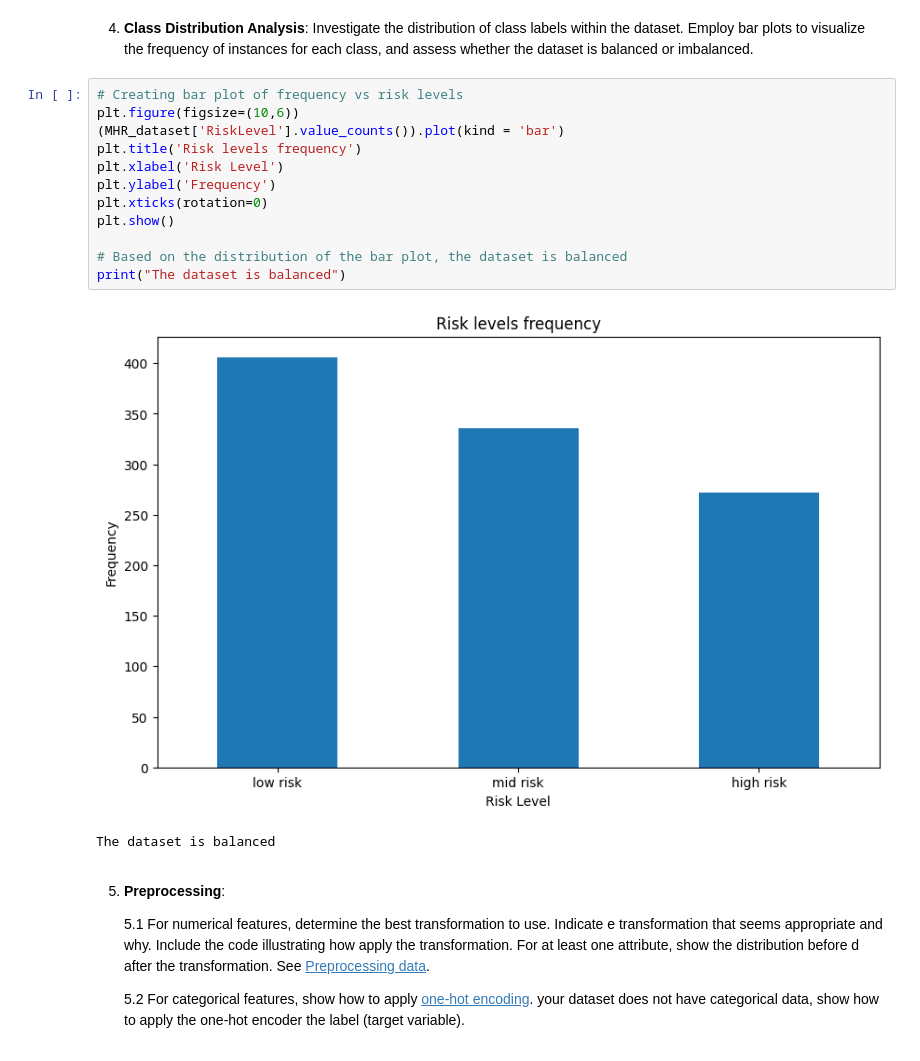
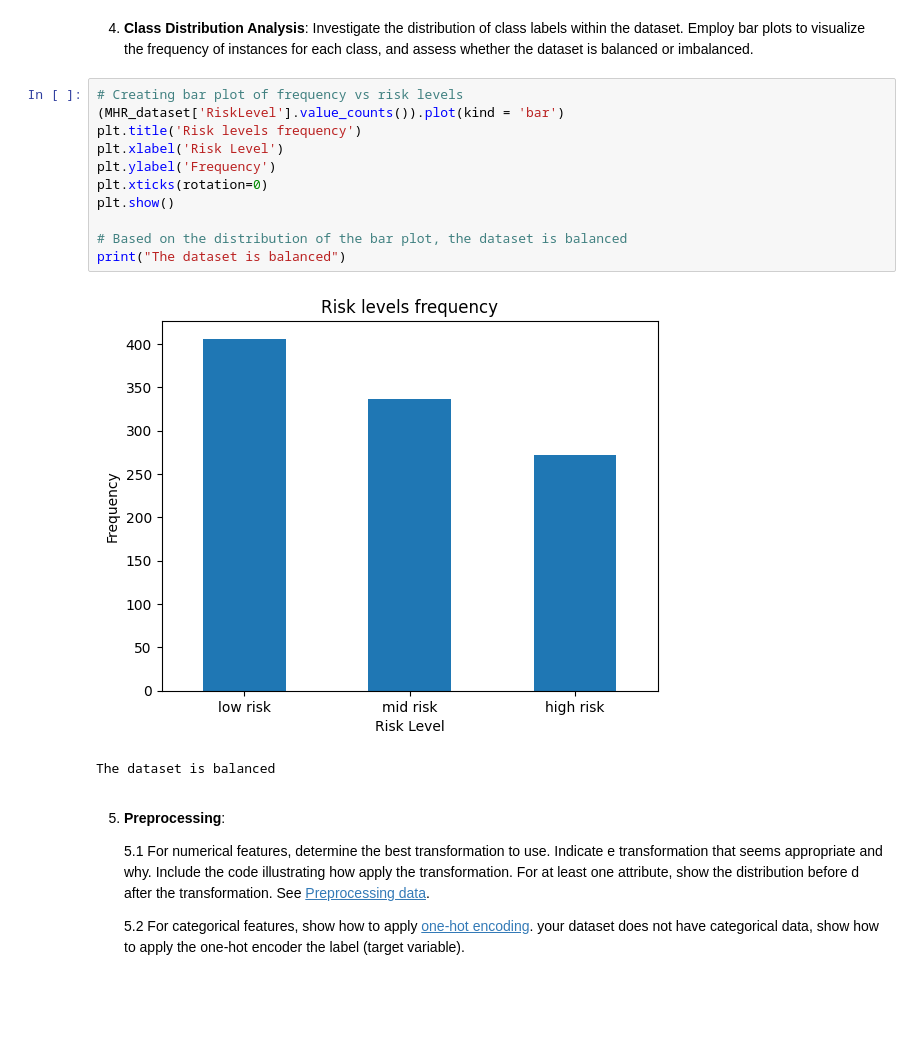
Before and after one commit to mfawaz092/CSI4106_A1, a Jupyter notebook: A1.ipynb, the cells around one changed output. Drawn from its saved outputs; the diff is of its cells as text; blank space fills up the shorter version.

```diff
--- a/A1.ipynb
+++ b/A1.ipynb
@@ -202,18 +202,17 @@ plt.show()
 4. **Class Distribution Analysis**: Investigate the distribution of class labels within the dataset. Employ bar plots to visualize the frequency of instances for each class, and assess whether the dataset is balanced or imbalanced.
 # %%
 # Creating bar plot of frequency vs risk levels
-plt.figure(figsize=(10,6))
 (MHR_dataset['RiskLevel'].value_counts()).plot(kind = 'bar')
 plt.title('Risk levels frequency')
 plt.xlabel('Risk Level')
 plt.ylabel('Frequency')
 plt.xticks(rotation=0)
 plt.show()
 
 # Based on the distribution of the bar plot, the dataset is balanced
 print("The dataset is balanced")
 # %% [output]
-[figure, old version]
+[figure, new version]
 The dataset is balanced
 # %% [markdown]
 5. **Preprocessing**:
```
